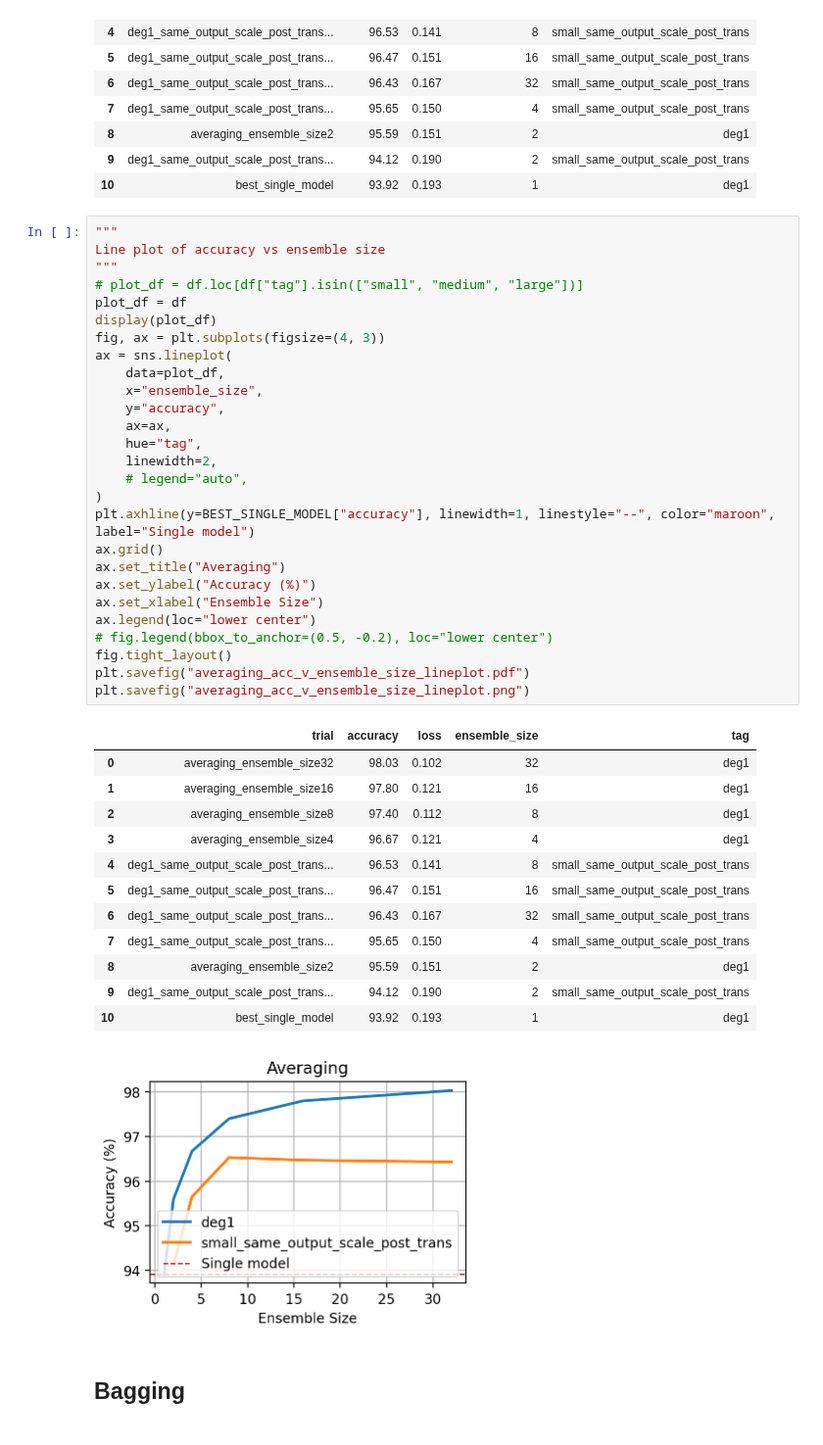
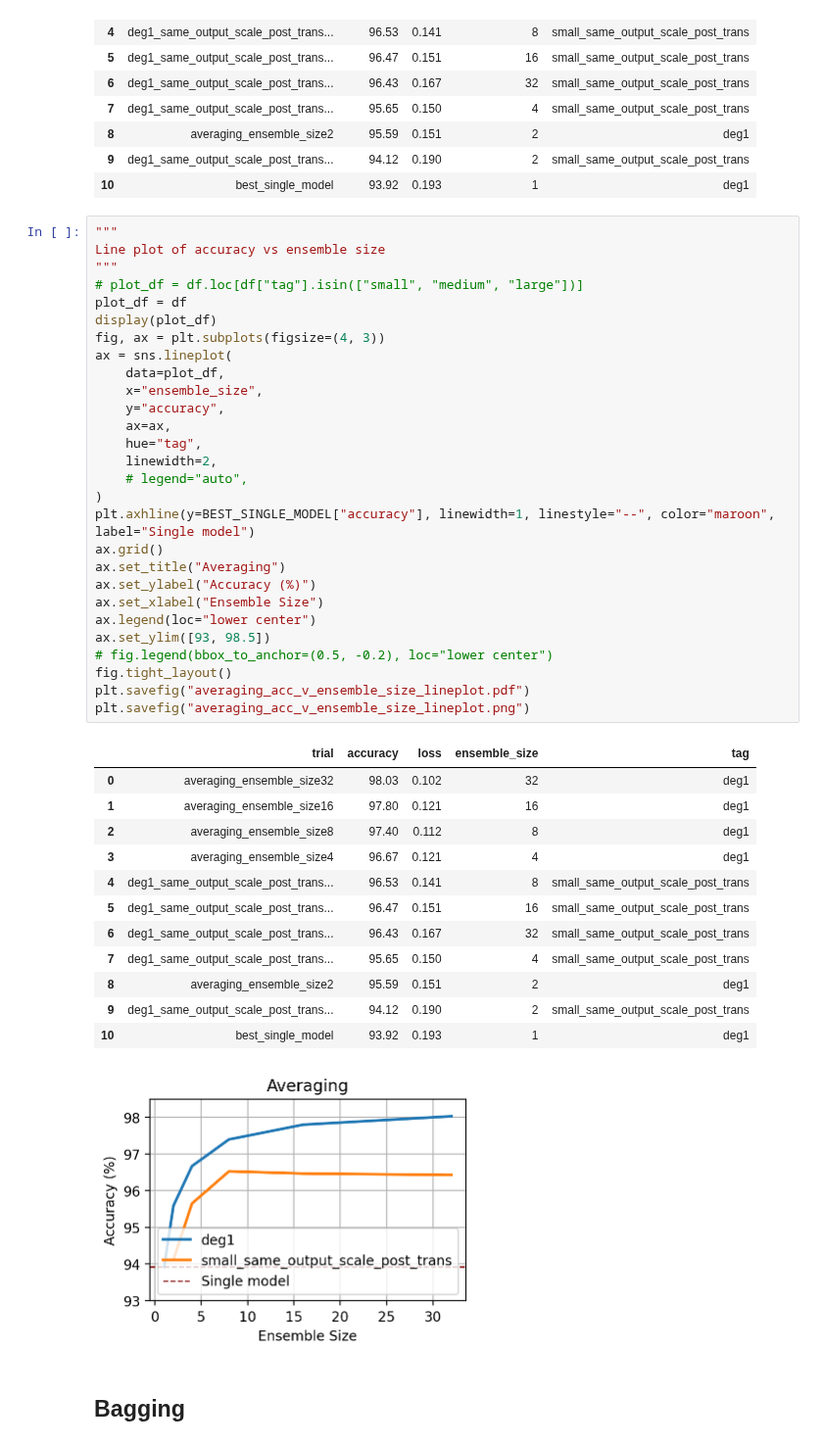
Before and after one commit to oliviaweng/logicnets, a Jupyter notebook: examples/mnist/plots/analysis.ipynb, the cells around one changed output. Shown at 98% size. Saved outputs shown, nothing was run; the diff lists cells and outputs as text.

```diff
--- a/examples/mnist/plots/analysis.ipynb
+++ b/examples/mnist/plots/analysis.ipynb
@@ -167,34 +163,35 @@ ax = sns.lineplot(
     x="ensemble_size",
     y="accuracy",
     ax=ax,
     hue="tag",
     linewidth=2,
     # legend="auto",
 )
 plt.axhline(y=BEST_SINGLE_MODEL["accuracy"], linewidth=1, linestyle="--", color="maroon", label="Single model")
 ax.grid()
 ax.set_title("Averaging")
 ax.set_ylabel("Accuracy (%)")
 ax.set_xlabel("Ensemble Size")
 ax.legend(loc="lower center")
+ax.set_ylim([93, 98.5])
 # fig.legend(bbox_to_anchor=(0.5, -0.2), loc="lower center")
 fig.tight_layout()
 plt.savefig("averaging_acc_v_ensemble_size_lineplot.pdf")
 plt.savefig("averaging_acc_v_ensemble_size_lineplot.png")
 # %% [output]
 |  | trial | accuracy | loss | ensemble_size | tag |
 | 0 | averaging_ensemble_size32 | 98.03 | 0.102 | 32 | deg1 |
 | 1 | averaging_ensemble_size16 | 97.80 | 0.121 | 16 | deg1 |
 | 2 | averaging_ensemble_size8 | 97.40 | 0.112 | 8 | deg1 |
 | 3 | averaging_ensemble_size4 | 96.67 | 0.121 | 4 | deg1 |
 | 4 | deg1_same_output_scale_post_trans... | 96.53 | 0.141 | 8 | small_same_output_scale_post_trans |
 | 5 | deg1_same_output_scale_post_trans... | 96.47 | 0.151 | 16 | small_same_output_scale_post_trans |
 | 6 | deg1_same_output_scale_post_trans... | 96.43 | 0.167 | 32 | small_same_output_scale_post_trans |
 | 7 | deg1_same_output_scale_post_trans... | 95.65 | 0.150 | 4 | small_same_output_scale_post_trans |
 | 8 | averaging_ensemble_size2 | 95.59 | 0.151 | 2 | deg1 |
 | 9 | deg1_same_output_scale_post_trans... | 94.12 | 0.190 | 2 | small_same_output_scale_post_trans |
 | 10 | best_single_model | 93.92 | 0.193 | 1 | deg1 |
-[figure, old version]
+[figure, new version]
 # %% [markdown]
 ## Bagging
 # %%
```
Also changed, not shown: parts of 9 cells of this notebook, 16 other files.
